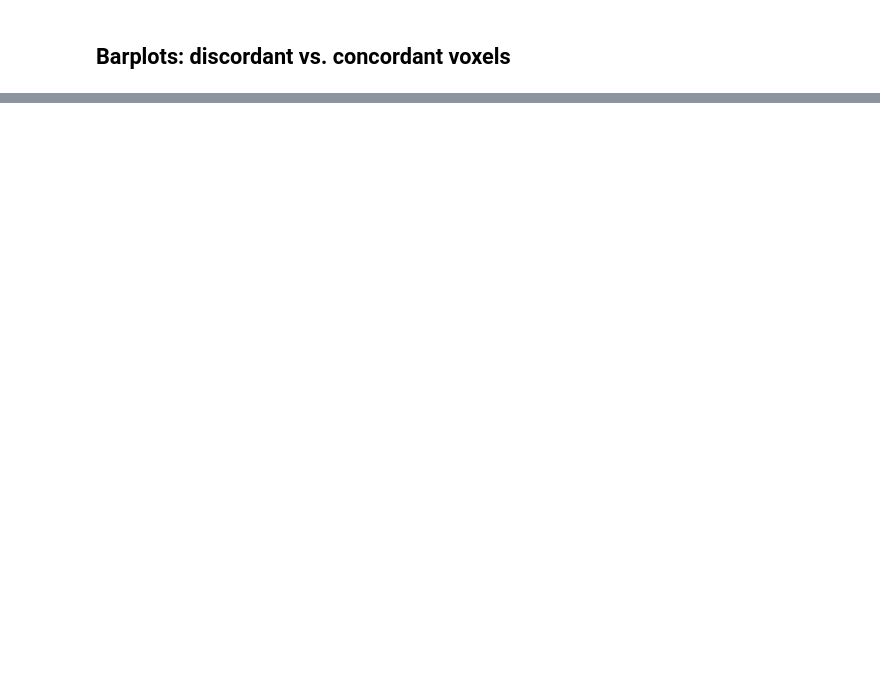
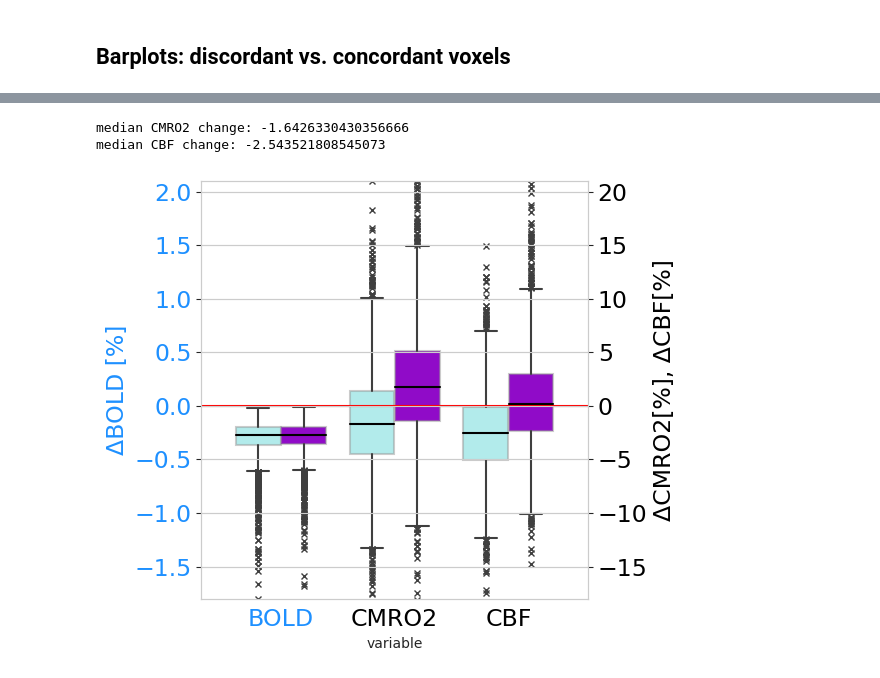
Before and after one commit to NeuroenergeticsLab/two_modes_of_hemodynamics, a Jupyter notebook: E_Fig3.ipynb, the cells around one changed output, grey strips where cells are left out. Saved outputs shown, nothing was run; the diff lists cells and outputs as text; code cells hidden in the pictures; blank space fills up the shorter version.

```diff
--- a/E_Fig3.ipynb
+++ b/E_Fig3.ipynb
@@ -64,10 +64,10 @@ CMRO2_mode = 'corrected' ## CMRO2 CALC maps corrected for CBV changes (but MEM m
 ## Please specify task & baseline ##
 ####################################
 
-baseline='rest'
-#baseline='control'
-task='calc'
-#task='mem'
+#baseline='rest'
+baseline='control'
+#task='calc'
+task='mem'
 
 conds = [baseline, task]
 contrast=task+baseline
@@ -795,8 +847,8 @@ parameters = ['func', 'cmro2', 'cbf']
 ## run for either pos or neg masks, rerun for other ##
 ######################################################
 
-#BOLD_ROI = 'neg'
-BOLD_ROI = 'pos'
+BOLD_ROI = 'neg'
+#BOLD_ROI = 'pos'
 
 
 ## store masks: areas with discordant (false) or concordant (true) voxels
@@ -1010,8 +1082,16 @@ if len(parameters)==3:
     fig, ax = plt.subplots(1, figsize= (6,5))
 if len(parameters)==4:
     fig, ax = plt.subplots(1, figsize= (7,5.5))
-bar = sns.barplot(x='variable', y='value', hue='ROI', data=df_percchange_melted, ax=ax, palette=colormap,
-           estimator=np.median, ci=95, capsize=.05, n_boot=2000, errwidth=1, saturation=0.9, alpha=0.8)
+
+sns.boxplot(x='variable', y='value', hue='ROI', data=df_percchange_melted, ax=ax, palette=colormap, saturation=0.9,
+                   boxprops={"edgecolor": (.6, .6, .6, .5)}, flierprops={"marker": "x"},
+                   medianprops={"color": "black"})
+
+#bar = sns.barplot(x='variable', y='value', hue='ROI', data=df_percchange_melted, ax=ax, palette=colormap,
+#           estimator=np.median, ci=95, capsize=.05, n_boot=2000, errwidth=1, saturation=0.9, alpha=0.8)
+#bar = sns.barplot(x='variable', y='value', hue='ROI', data=df_percchange_melted, ax=ax, palette=colormap,
+#           estimator=np.median, ci=95, capsize=.05, n_boot=2000, errwidth=1, saturation=0.9, alpha=0.8)
+
 for label in (ax.get_xticklabels() + ax.get_yticklabels()):
         label.set_fontsize(fontsize)
     #ax.set_title('coupling CBF/BOLD, CMRO2/BOLD')
@@ -1022,54 +1102,59 @@ if BOLD_ROI == 'pos':
         color = 'darkorange'
     if task[0] == 'mem':
         color = 'darkorange'
-ax.set_ylim(-0.6, 0.8)
-ax.set_yticks([-0.5, -0.25, 0, 0.25, 0.5, 0.75])
+ax.set_ylim(-1.8, 2.1)
+ax.set_yticks([-1.5, -1,  -0.5, 0,  0.5,  1, 1.5, 2])
 if baseline == 'rest':
-    ax.set_ylim(-0.6, 1.1)
-    ax.set_yticks([-0.5, -0.25, 0, 0.25, 0.5, 0.75, 1])
+    ax.set_ylim(-2, 3)
+    ax.set_yticks([-1, -0.5, 0,  0.5, 1.5,  2])
 #ax.set_ylim(-0.2, 1.25)
 #ax.set_yticks([0, 0.25, 0.5, 0.75, 1, 1.25])
+## set line at y=0
+ax.hlines(0, -0.7, 2.7, colors='red', linestyles='solid')
 ax.tick_params(axis='y', labelcolor=color)
 ax.set_ylabel('ΔBOLD [%]', fontsize = fontsize, color=color)  # we already handled the x-label with ax1
 if len(parameters)==4:
     ax.set_xticklabels(['BOLD', 'CMRO2', 'CBF', 'OEF'])  # we already handled the x-label with ax1
 if len(parameters)==3:
     ax.set_xticklabels(['BOLD', 'CMRO2', 'CBF'])  # we already handled the x-label with ax1
-#[t.set_color(i) for (i,t) in zip([color,'black','black', 'black'],ax.xaxis.get_ticklabels())]
 [t.set_color(i) for (i,t) in zip([color,'black','black'],ax.xaxis.get_ticklabels())]
 #ax.legend(fontsize=fontsize-5,loc="upper left")
 ax.legend_.remove()
 
 ax2 = ax.twinx()  # instantiate a second axes that shares the same x-axis
 
 color = 'black'
 #ax2.plotsns.barplot(x="ROI", y="percchange", hue="parameter", data=df_percchange_median, estimator=np.median, ci=95, capsize=.05, n_boot=2000, errwidth=1,
 #                 saturation=0.9, alpha=0.8)
 ax2.tick_params(axis='y', labelcolor=color)
-ax2.set_ylim(-6, 8)
-ax2.set_yticks([-5, -2.5, 0, 2.5, 5, 7.5])
+ax2.set_ylim(-18, 21)
+ax2.set_yticks([-15, -10, -5, 0, 5, 10, 15, 20])
 if baseline == 'rest':
-    ax2.set_ylim(-6, 11)
-    ax2.set_yticks([-5, -2.5, 0, 2.5, 5, 7.5, 10])
+    ax2.set_ylim(-20, 30)
+    ax2.set_yticks([-20, -15, -10, -5, 0,  5, 10, 15, 20, 25, 30])
 
 #ax2.set_ylim(-2, 12.5)
 #ax2.set_yticks([0, 2.5, 5, 7.5, 10, 12.5])
 
 if len(parameters)==4:
     ax2.set_ylabel('ΔCMRO2[%], ΔCBF[%], ΔOEF[%]', color=color, fontsize = fontsize)  # we already handled the x-label with ax1
 if len(parameters)==3:
     ax2.set_ylabel('ΔCMRO2[%], ΔCBF[%]', color=color, fontsize = fontsize)  # we already handled the x-label with ax1
 
 #set x-tick and y-ticke label size
 for label in (ax.get_xticklabels() + ax.get_yticklabels()):
     label.set_fontsize(fontsize)
 for label in (ax2.get_xticklabels() + ax2.get_yticklabels()):
     label.set_fontsize(fontsize)
 
 fig.tight_layout()  # otherwise the right y-label is slightly clipped
 fig.show()
 
 if len(parameters)==4:
     fig.savefig(results_dir + '/N' + N_subj + '_BOLD' + BOLD_ROI + '_' + par + '_inline_oppos_BOLD_CMRO2_CBF_OEF.png', dpi=300, bbox_inches='tight')
 if len(parameters)==3:
     fig.savefig(results_dir + '/N' + N_subj + '_BOLD' + BOLD_ROI + '_' + par + '_inline_oppos_BOLD_CMRO2_CBF.png', dpi=300, bbox_inches='tight')
+# %% [output]
+median CMRO2 change: -1.6426330430356666
+median CBF change: -2.543521808545073
+[figure, added]
```
Also changed, not shown: parts of 7 cells of this notebook, 6 other files.
